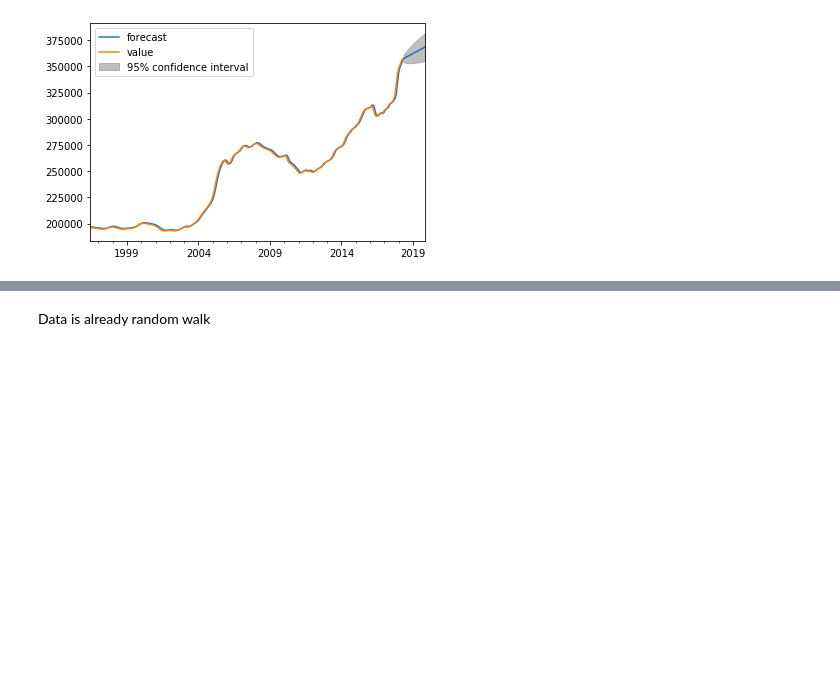
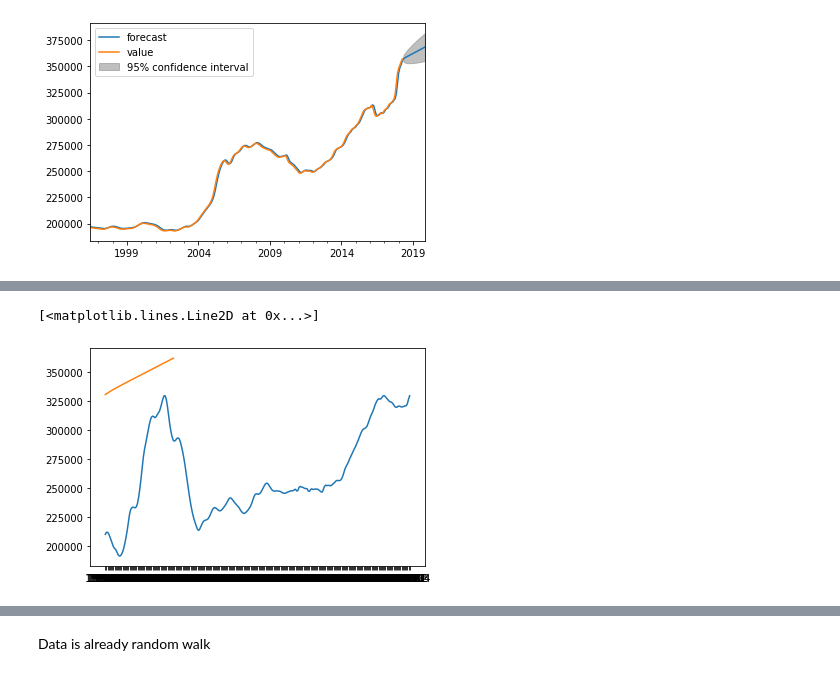
Before and after one commit to eannefawcett/ARIMA-modeling-with-housing-prices, a Jupyter notebook: mod_4_starter_notebook.ipynb, the cells around one changed output, grey strips where cells are left out. Cells and saved outputs as stored; diff of their text form; code cells hidden in the pictures; blank space fills up the shorter version.

Commit message:
pull info from best model and forecast

```diff
--- a/mod_4_starter_notebook.ipynb
+++ b/mod_4_starter_notebook.ipynb
@@ -402,7 +384,9 @@ def pyramid_best_model_output(data):
 #     forecast = model.predict(n_periods=52)
     return output
 # %%
+best_models = []
 for i in range(0, len(harris)):
-    print(i)
-    pyramid_best_model_output(harris[i])
+    print(str(i+1) +  ' of ' + str(len(harris)))
+    best_models.append(pyramid_best_model_output(harris[i]))
+best_models
 # %% [output]
@@ -518,3 +669,9 @@ arima_model.summary()
+# %%
+plt.plot(harris[0])
+plt.plot(best_models[0]['forecast'][0], )
+# %% [output]
+[<matplotlib.lines.Line2D at 0x...>]
+[figure, added]
 # %%
 from statsmodels.graphics.tsaplots import plot_acf, plot_pacf
 start = time.time()
```
Also changed, not shown: parts of 23 cells of this notebook.
